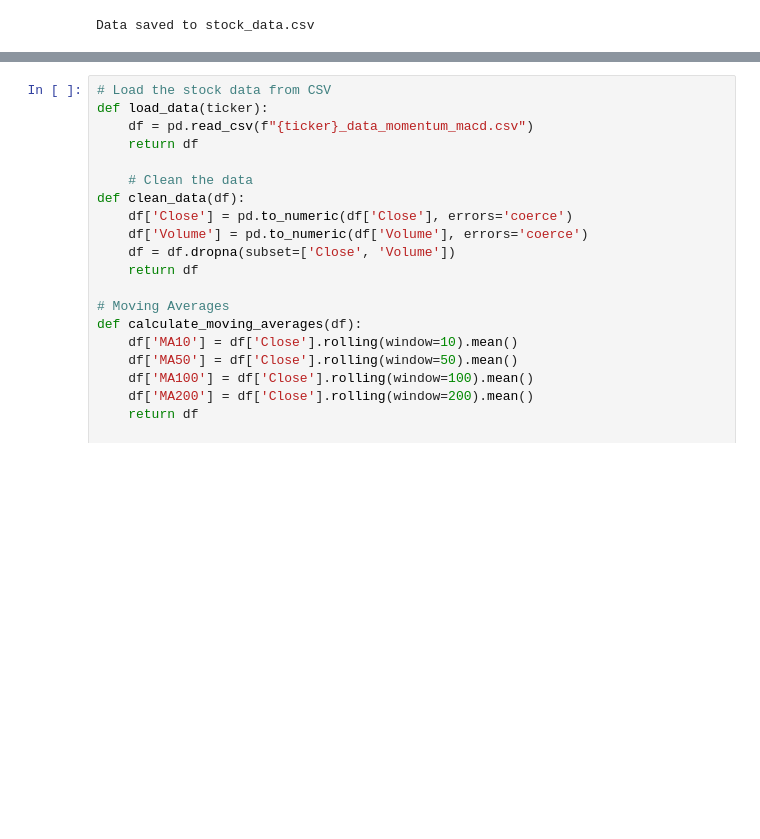
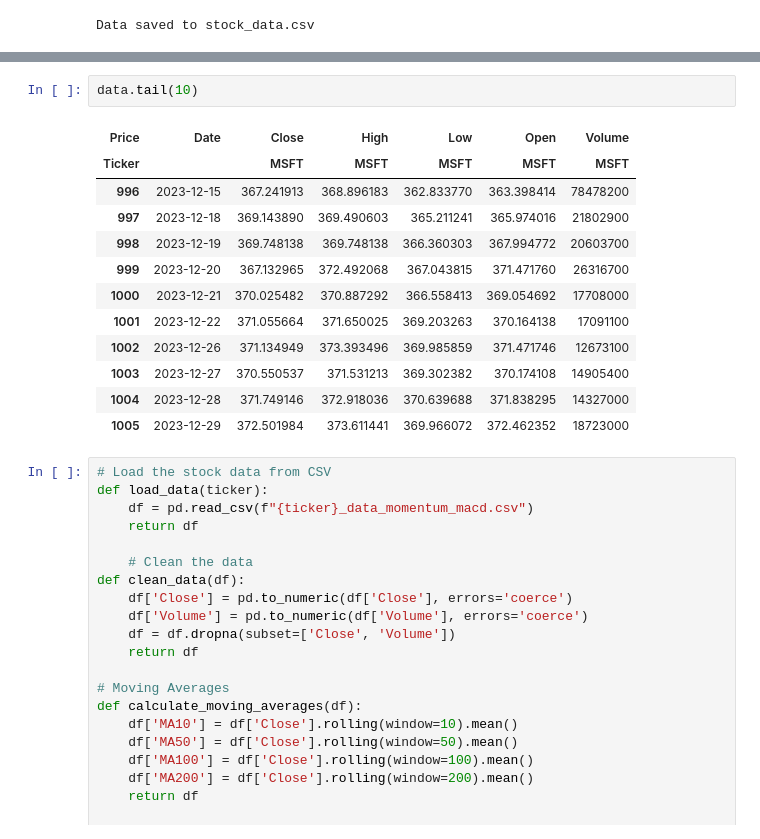
Before and after one commit to uma1r111/AI-Driven-Portfolio-Optimization-and-Budget-Planner, a Jupyter notebook: LSTM model/LSTM_stock_feature_engineering_macd_momentum.ipynb, the cells around one changed output, grey strips where cells are left out. Drawn from its saved outputs; the diff is of its cells as text; blank space fills up the shorter version.

```diff
--- a/LSTM model/feature_engineering_macd_momentum.ipynb
+++ b/LSTM model/LSTM_stock_feature_engineering_macd_momentum.ipynb
@@ -21,3 +47,18 @@ Data saved to stock_data.csv
+# %%
+data.tail(10)
+# %% [output]
+| Price | Date | Close | High | Low | Open | Volume |
+| Ticker |  | MSFT | MSFT | MSFT | MSFT | MSFT |
+| 996 | 2023-12-15 | 367.241913 | 368.896183 | 362.833770 | 363.398414 | 78478200 |
+| 997 | 2023-12-18 | 369.143890 | 369.490603 | 365.211241 | 365.974016 | 21802900 |
+| 998 | 2023-12-19 | 369.748138 | 369.748138 | 366.360303 | 367.994772 | 20603700 |
+| 999 | 2023-12-20 | 367.132965 | 372.492068 | 367.043815 | 371.471760 | 26316700 |
+| 1000 | 2023-12-21 | 370.025482 | 370.887292 | 366.558413 | 369.054692 | 17708000 |
+| 1001 | 2023-12-22 | 371.055664 | 371.650025 | 369.203263 | 370.164138 | 17091100 |
+| 1002 | 2023-12-26 | 371.134949 | 373.393496 | 369.985859 | 371.471746 | 12673100 |
+| 1003 | 2023-12-27 | 370.550537 | 371.531213 | 369.302382 | 370.174108 | 14905400 |
+| 1004 | 2023-12-28 | 371.749146 | 372.918036 | 370.639688 | 371.838295 | 14327000 |
+| 1005 | 2023-12-29 | 372.501984 | 373.611441 | 369.966072 | 372.462352 | 18723000 |
 # %%
 # Load the stock data from CSV
 def load_data(ticker):
```
Also changed, not shown: parts of 5 cells of this notebook.
